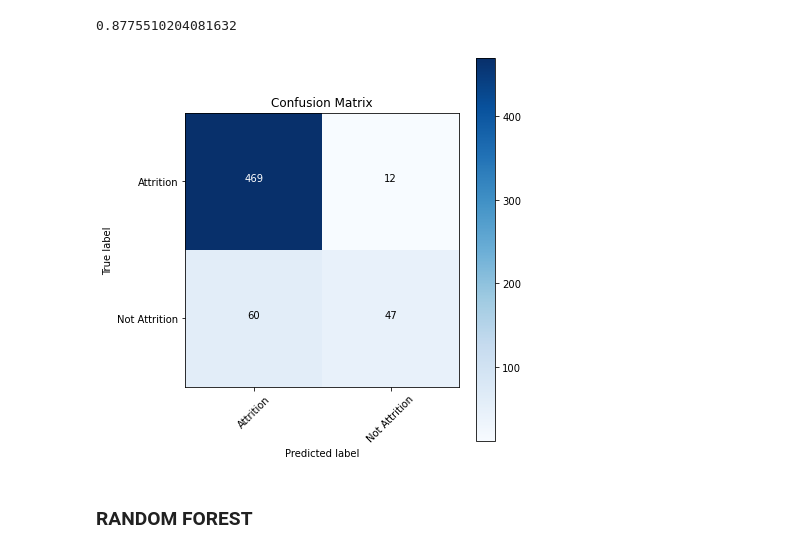
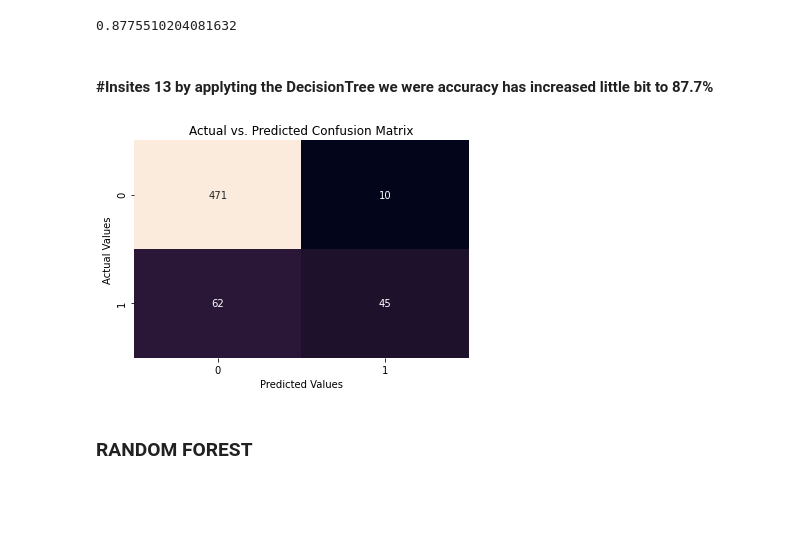
Before and after one commit to melwinmpk/python_datascience, a Jupyter notebook: Stats/Assignment/Capstone Project/EDA of the Capstone Project by Melwin Varghese P.ipynb, the cells around one changed output. Cells and saved outputs as stored; diff of their text form; code cells hidden in the pictures; blank space fills up the shorter version.

```diff
--- a/Stats/Assignment/Capstone Project/EDA of the Capstone Project by Melwin Varghese P.ipynb
+++ b/Stats/Assignment/Capstone Project/EDA of the Capstone Project by Melwin Varghese P.ipynb
@@ -471,6 +454,2 @@ def plot_confusion_matrix(model, normalize=False): # This function prints and pl
-# %%
-plt.figure(figsize=(6,6))
-plot_confusion_matrix(predictions, normalize=False)
-plt.show()
-# %% [output]
-[figure, removed]
+# %% [markdown]
+#### #Insites 13 by applyting the DecisionTree we were accuracy has increased little bit to 87.7%
@@ -477,3 +470,12 @@ plt.show()
+# %%
+conf_mat = create_conf_mat(y_test, predictions)
+sns.heatmap(conf_mat, annot=True, fmt='d', cbar=False)
+plt.xlabel('Predicted Values')
+plt.ylabel('Actual Values')
+plt.title('Actual vs. Predicted Confusion Matrix')
+plt.show()
+# %% [output]
+[figure, added]
 # %% [markdown]
 ### RANDOM FOREST
 # %%
```
Also changed, not shown: parts of 31 cells of this notebook.
